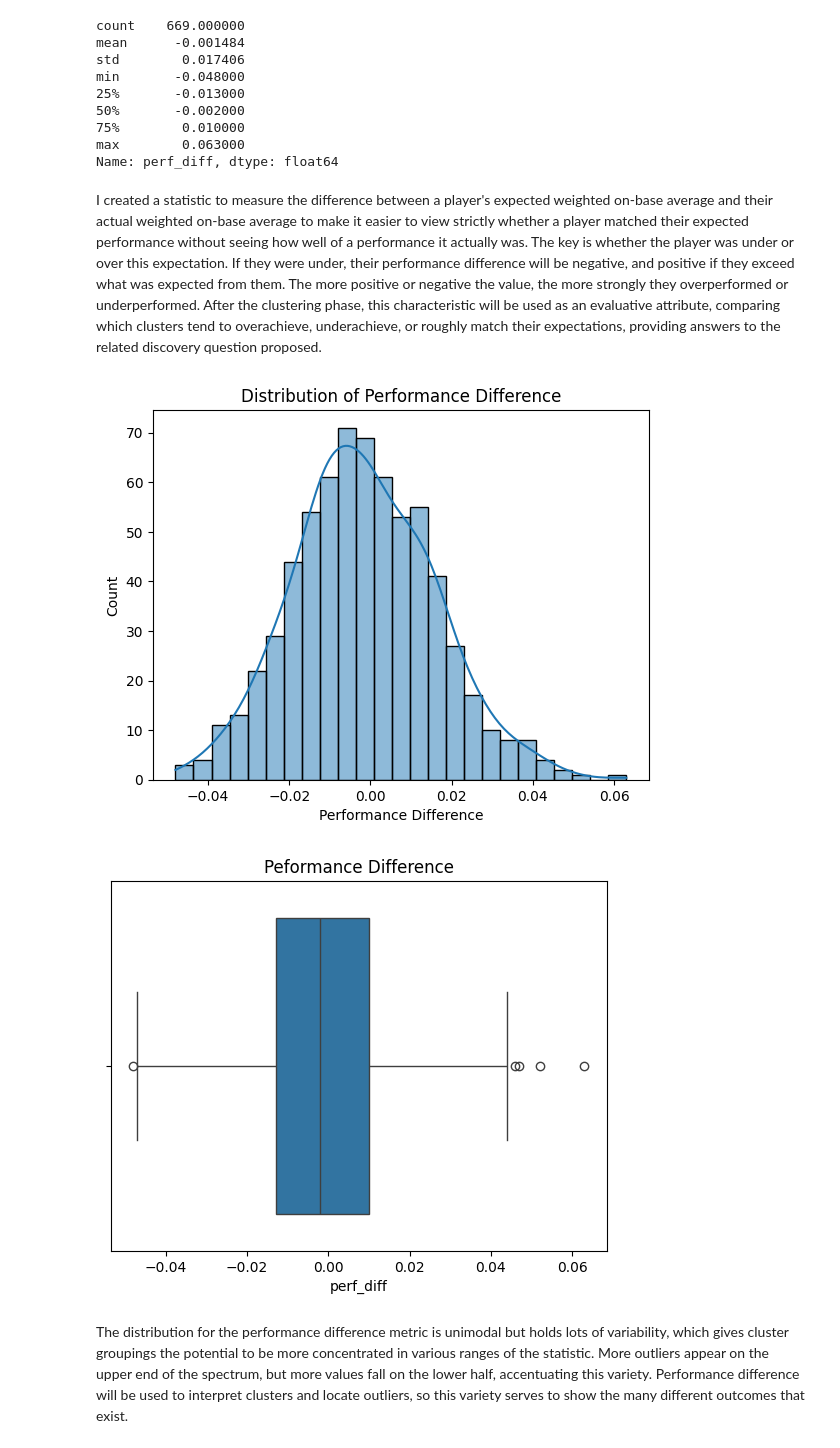
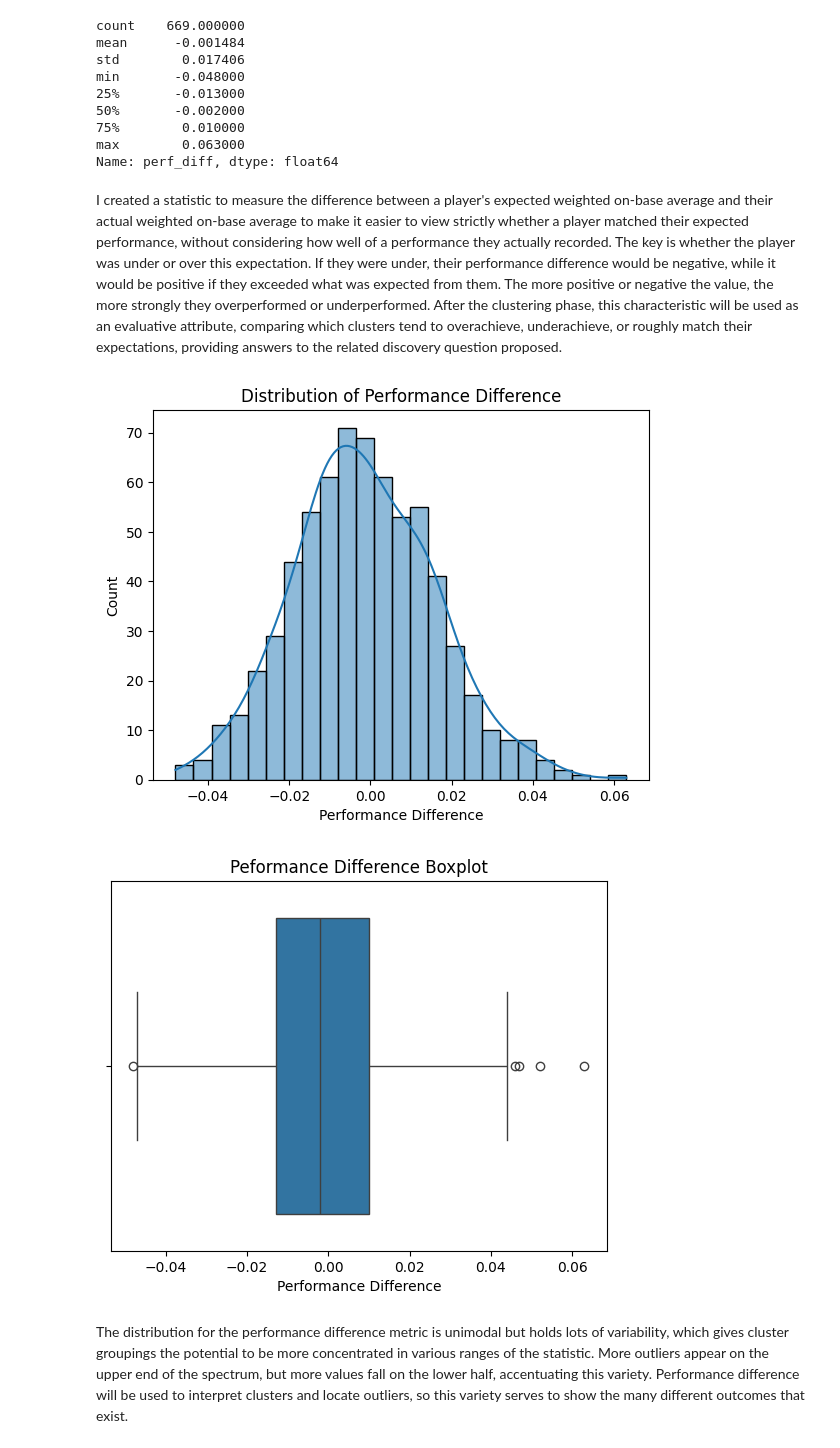
Before and after one commit to Chris83848/MLB-Data-Mining, a Jupyter notebook: notebooks/EDA.ipynb, the cells around one changed output. Saved outputs shown, nothing was run; the diff lists cells and outputs as text; code cells hidden in the pictures.

```diff
--- a/notebooks/EDA.ipynb
+++ b/notebooks/EDA.ipynb
@@ -359,21 +364,22 @@ min       -0.048000
 max        0.063000
 Name: perf_diff, dtype: float64
 # %% [markdown]
-I created a statistic to measure the difference between a player's expected weighted on-base average and their actual weighted on-base average to make it easier to view strictly whether a player matched their expected performance without seeing how well of a performance it actually was. The key is whether the player was under or over this expectation. If they were under, their performance difference will be negative, and positive if they exceed what was expected from them. The more positive or negative the value, the more strongly they overperformed or underperformed. After the clustering phase, this characteristic will be used as an evaluative attribute, comparing which clusters tend to overachieve, underachieve, or roughly match their expectations, providing answers to the related discovery question proposed.
+I created a statistic to measure the difference between a player's expected weighted on-base average and their actual weighted on-base average to make it easier to view strictly whether a player matched their expected performance, without considering how well of a performance they actually recorded. The key is whether the player was under or over this expectation. If they were under, their performance difference would be negative, while it would be positive if they exceeded what was expected from them. The more positive or negative the value, the more strongly they overperformed or underperformed. After the clustering phase, this characteristic will be used as an evaluative attribute, comparing which clusters tend to overachieve, underachieve, or roughly match their expectations, providing answers to the related discovery question proposed.
 # %%
 # Build and show histogram
 sns.histplot(df["perf_diff"], bins = 25, kde = True)
 plt.title("Distribution of Performance Difference")
 plt.xlabel("Performance Difference")
 plt.show()
 
 # Build and show boxplot
 sns.boxplot(x = df["perf_diff"])
-plt.title("Peformance Difference")
+plt.xlabel("Performance Difference")
+plt.title("Peformance Difference Boxplot")
 plt.show()
 # %% [output]
 [figure]
-[figure, old version]
+[figure, new version]
 # %% [markdown]
 The distribution for the performance difference metric is unimodal but holds lots of variability, which gives cluster groupings the potential to be more concentrated in various ranges of the statistic. More outliers appear on the upper end of the spectrum, but more values fall on the lower half, accentuating this variety. Performance difference will be used to interpret clusters and locate outliers, so this variety serves to show the many different outcomes that exist.
 # %% [markdown]
```
Also changed, not shown: parts of 10 cells of this notebook.
